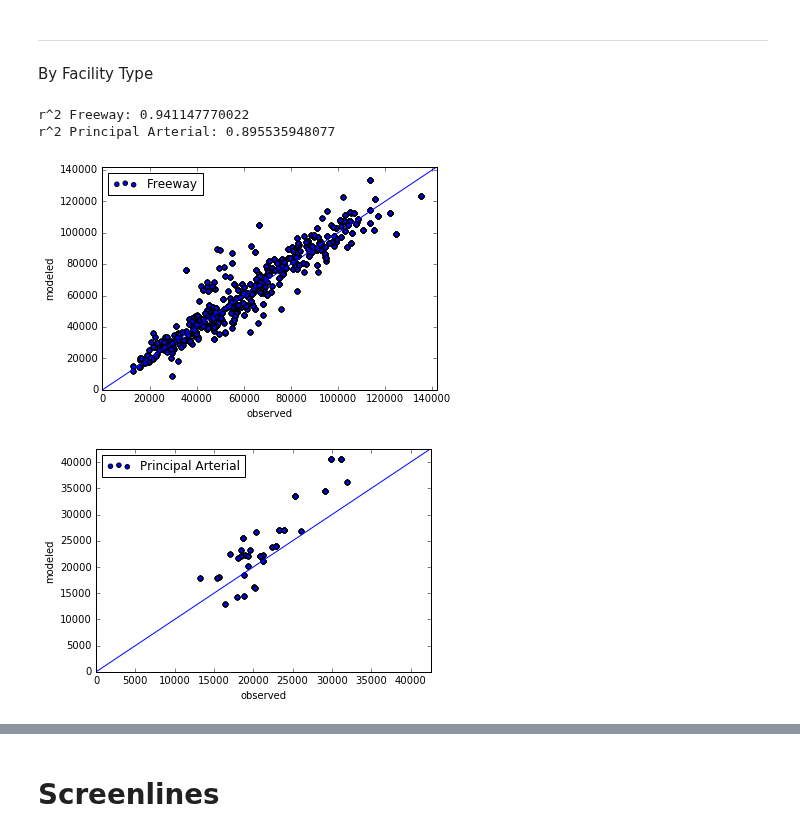
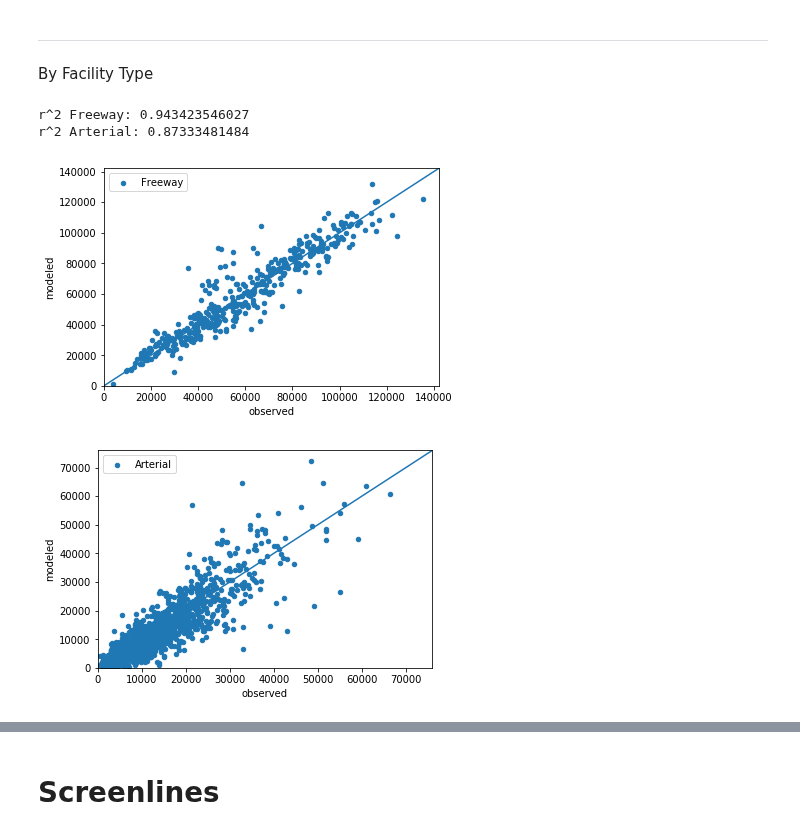
Before and after one commit to psrc/soundcast, a Jupyter notebook: scripts/summarize/notebooks/validation.ipynb, the cells around one changed output, grey strips where cells are left out. Saved outputs shown, nothing was run; the diff lists cells and outputs as text; code cells hidden in the pictures.

```diff
--- a/scripts/summarize/notebooks/validation.ipynb
+++ b/scripts/summarize/notebooks/validation.ipynb
@@ -119,18 +119,18 @@ Snohomish r^2: 0.966758354655
 ---
 By Facility Type
 # %%
-for factype in ['Freeway','Principal Arterial']:
+for factype in ['Freeway','Arterial']:
     _df = df[df['@facilitytype'] == factype]
     ax = _df.plot(kind='scatter', x='observed', y='modeled', label=factype)
     lim = _df[['observed','modeled']].max().max()*1.05
     ax.set_ylim(0,lim)
     ax.set_xlim(0,lim)
     x = np.linspace(*ax.get_xlim())
     ax.plot(x, x)
     slope, intercept, r_value, p_value, std_err = stats.linregress(_df['observed'],_df['modeled'])
     print 'r^2 ' + str(factype) + ': ' + str(r_value)
 # %% [output]
-r^2 Freeway: 0.941147770022
-r^2 Principal Arterial: 0.895535948077
+r^2 Freeway: 0.943423546027
+r^2 Arterial: 0.87333481484
-[figure, old version]
+[figure, new version]
-[figure, old version]
+[figure, new version]
```
Also changed, not shown: parts of 31 cells of this notebook, 1 other file.
